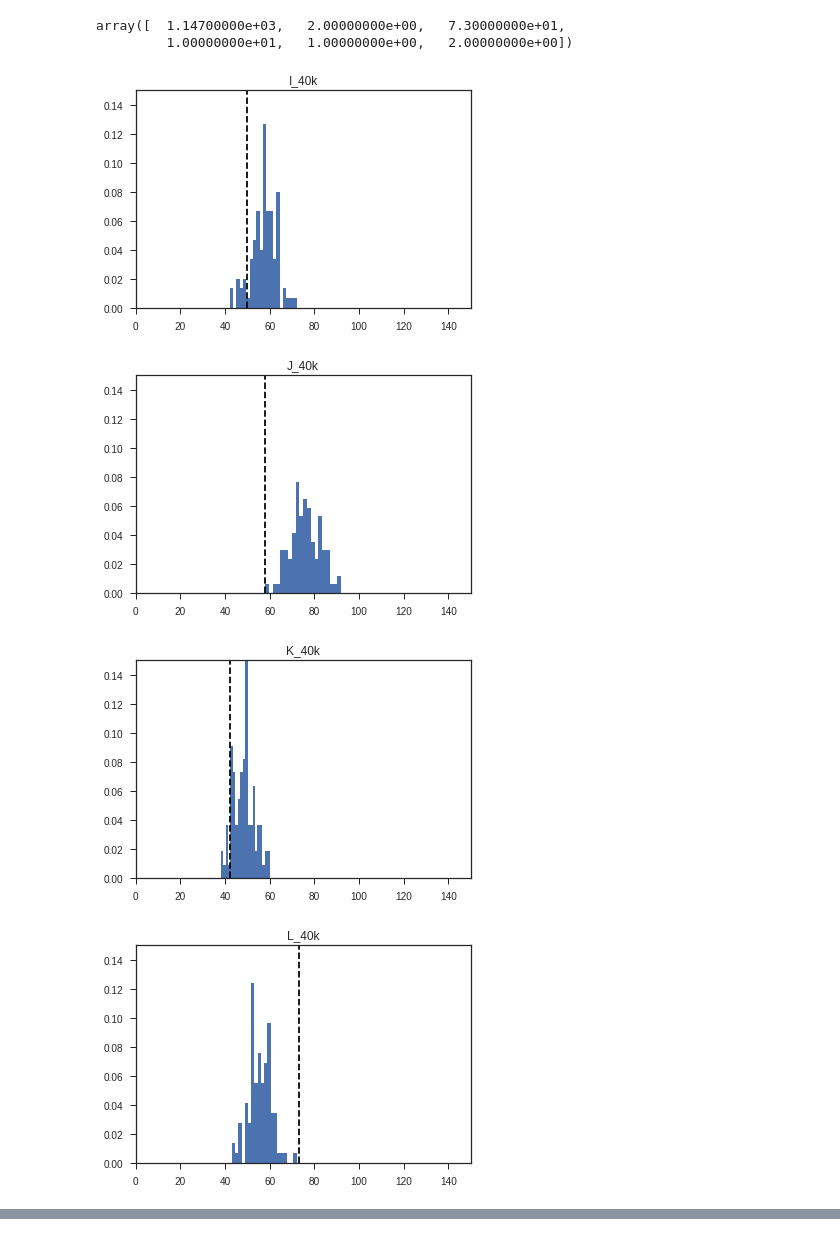
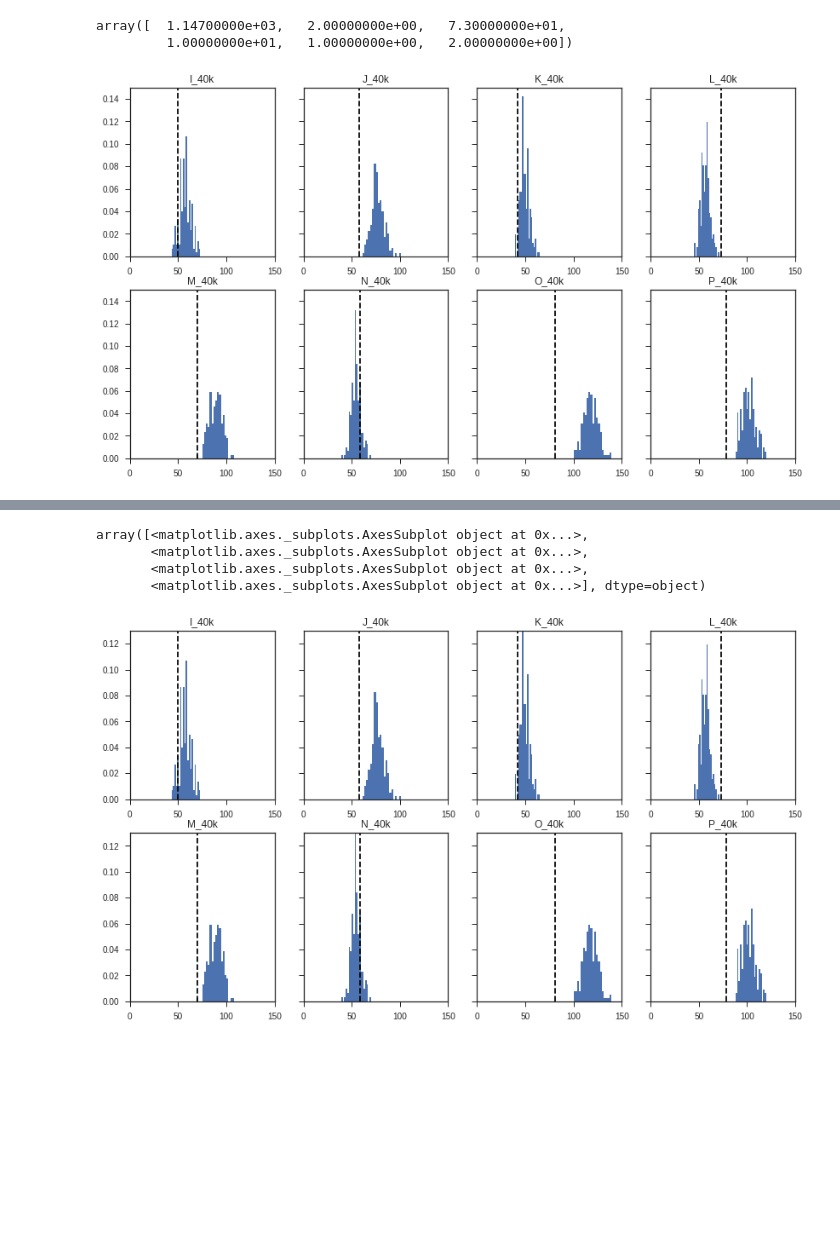
Before and after one commit to theilmbh/NeuralTDA, a Jupyter notebook: notebooks/SCM+Shuffle_Controls_Krista2.ipynb, the cells around one changed output, grey strips where cells are left out. Saved outputs shown, nothing was run; the diff lists cells and outputs as text; code cells hidden in the pictures; blank space fills up the shorter version.

Commit message:
scm control plots

```diff
--- a/notebooks/SCM+Shuffle_Controls_Krista2.ipynb
+++ b/notebooks/SCM+Shuffle_Controls_Krista2.ipynb
@@ -246,14 +246,19 @@ import pickle
 with open('scm_control_save2.pkl', 'wb') as f:
     pickle.dump([stim_dict, stim_shuffled_dict, stim_scm_dict, stim_betticurve_dict, stim_shuffled_betticurve_dict], f)
 # %%
-def plot_scm_distribution(scm_bettis, trial, bettinum, ax=None):
+def plot_scm_distribution(scm_bettis, trial, bettinum, ax=None, **kwargs):
 
     scm_trial_bettis = scm_bettis[trial]
+    bettivals = []
     try:
-        bettivals = [x[0][bettinum] for x in scm_trial_bettis]
+        for x in scm_trial_bettis:
+            try:
+                bettivals.append(x[0][bettinum])
+            except IndexError:
+                bettivals.append(0)
     except IndexError:
         bettivals = [x[bettinum] for x in scm_trial_bettis]
-    plt.hist(bettivals, 20, normed=1)
+    ax.hist(bettivals, 20, normed=1, **kwargs)
 # %%
 plot_scm_distribution(stim_scm_dict['I_40k'], 0, 1)
 # %% [output]
@@ -290,7 +276,7 @@ array([  1.08800000e+03,   1.00000000e+00,   4.70000000e+01,
 # average over all trials
 import tqdm
 thresh = 13.0
-nsamples = 100
+nsamples = 200
 stim_dict = {}
 stim_shuffled_dict = {}
 stim_scm_dict = {}
@@ -377,17 +361,15 @@ stim_betticurve_dict['L_40k'][-1]
 array([  1.14700000e+03,   2.00000000e+00,   7.30000000e+01,
          1.00000000e+01,   1.00000000e+00,   2.00000000e+00])
 # %%
-for stim in stim_betticurve_dict.keys():
+f, axs = plt.subplots(2, 4, sharey=True, figsize=(14, 8))
+for ax, stim in zip(axs.flatten(), stim_betticurve_dict.keys()):
     final_bettis = stim_betticurve_dict[stim][-1]
-    plt.figure()
-    plot_scm_distribution([stim_scm_dict[stim]], 0, 1)
+
+    plot_scm_distribution([stim_scm_dict[stim]], 0, 1, ax)
     b = final_bettis[2]
-    plt.plot([b, b], [0, 0.15], 'k--')
-    plt.title(stim)
-    plt.xlim([0, 150])
-    plt.ylim([0, 0.15])
+    ax.plot([b, b], [0, 0.15], 'k--')
+    ax.set_title(stim)
+    ax.set_xlim([0, 150])
+    ax.set_ylim([0, 0.15])
 # %% [output]
-[figure, old version]
+[figure, new version]
-[figure, removed]
-[figure, removed]
-[figure, removed]
@@ -397,0 +376,23 @@ for stim in stim_betticurve_dict.keys():
+# %%
+ax
+# %% [output]
+array([<matplotlib.axes._subplots.AxesSubplot object at 0x...>,
+       <matplotlib.axes._subplots.AxesSubplot object at 0x...>,
+       <matplotlib.axes._subplots.AxesSubplot object at 0x...>,
+       <matplotlib.axes._subplots.AxesSubplot object at 0x...>], dtype=object)
+# %%
+betti=1
+f, axs = plt.subplots(2, 4, sharey=True, figsize=(14, 8))
+betticols = ['b', 'g', 'r']
+for ax, stim in zip(axs.flatten(), stim_betticurve_dict.keys()):
+    final_bettis = stim_betticurve_dict[stim][-1]
+
+    plot_scm_distribution([stim_scm_dict[stim]], 0, betti, ax)
+    b = final_bettis[betti+1]
+    ax.plot([b, b], [0, 0.15], 'k--')
+    ax.set_title(stim)
+    ax.set_xlim([0, 150])
+    ax.set_ylim([0, 0.13])
+    plt.savefig('/home/brad/krista/B1_FinalBettiVsSCM_TrialAvg_200samps_betti-{}.png'.format(betti))
+# %% [output]
+[figure, added]
```
Also changed, not shown: parts of 6 cells of this notebook.
